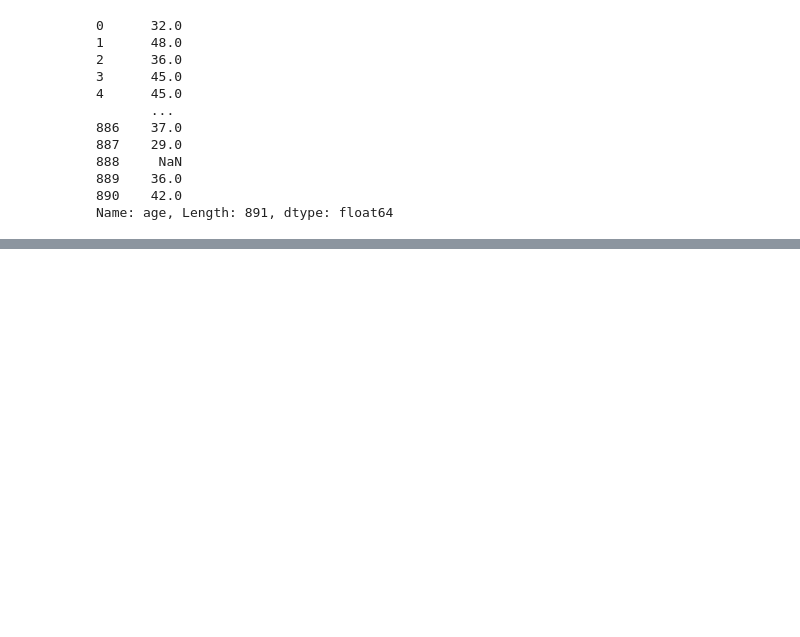
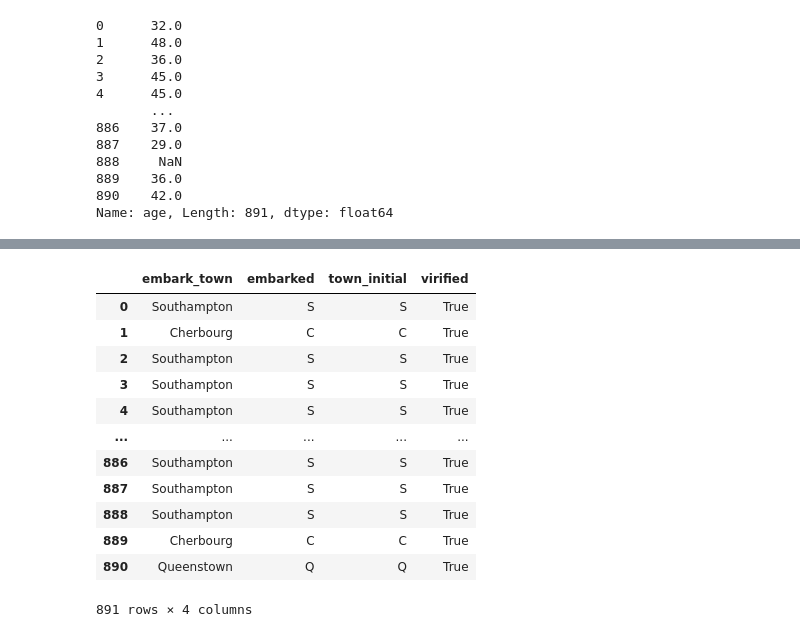
Before and after one commit to Kyoeun33/18_data_analysis_new, a Jupyter notebook: 01_함수매핑.ipynb, the cells around one changed output, grey strips where cells are left out. Drawn from its saved outputs; the diff is of its cells as text; code cells hidden in the pictures; blank space fills up the shorter version.

```diff
--- a/01_함수매핑.ipynb
+++ b/01_함수매핑.ipynb
@@ -89,0 +175,9 @@ Name: age, Length: 891, dtype: float64
+# %%
+df1 = titanic.loc[:, ["age", "fare"]]
+df2 = titanic.loc[:, ["embark_town", "embarked"]]
+
+def missing_value(df):
+    return df.isnull()
+
+result_df = df1.pipe(missing_value)
+result_df
@@ -89,0 +223,26 @@ Name: age, Length: 891, dtype: float64
+# %%
+def extract_initial(df):
+    df["town_initial"] = df["embark_town"].str[0]
+    return df
+
+def verify_initial(df):
+    df["virified"] = df["embarked"] == df["town_initial"]
+    return df
+
+
+imsi = extract_initial(df2)
+verify_initial(imsi)
+# %% [output]
+|  | embark_town | embarked | town_initial | virified |
+| 0 | Southampton | S | S | True |
+| 1 | Cherbourg | C | C | True |
+| 2 | Southampton | S | S | True |
+| 3 | Southampton | S | S | True |
+| 4 | Southampton | S | S | True |
+| ... | ... | ... | ... | ... |
+| 886 | Southampton | S | S | True |
+| 887 | Southampton | S | S | True |
+| 888 | Southampton | S | S | True |
+| 889 | Cherbourg | C | C | True |
+| 890 | Queenstown | Q | Q | True |
+891 rows × 4 columns
```
Also changed, not shown: parts of 20 cells of this notebook.
